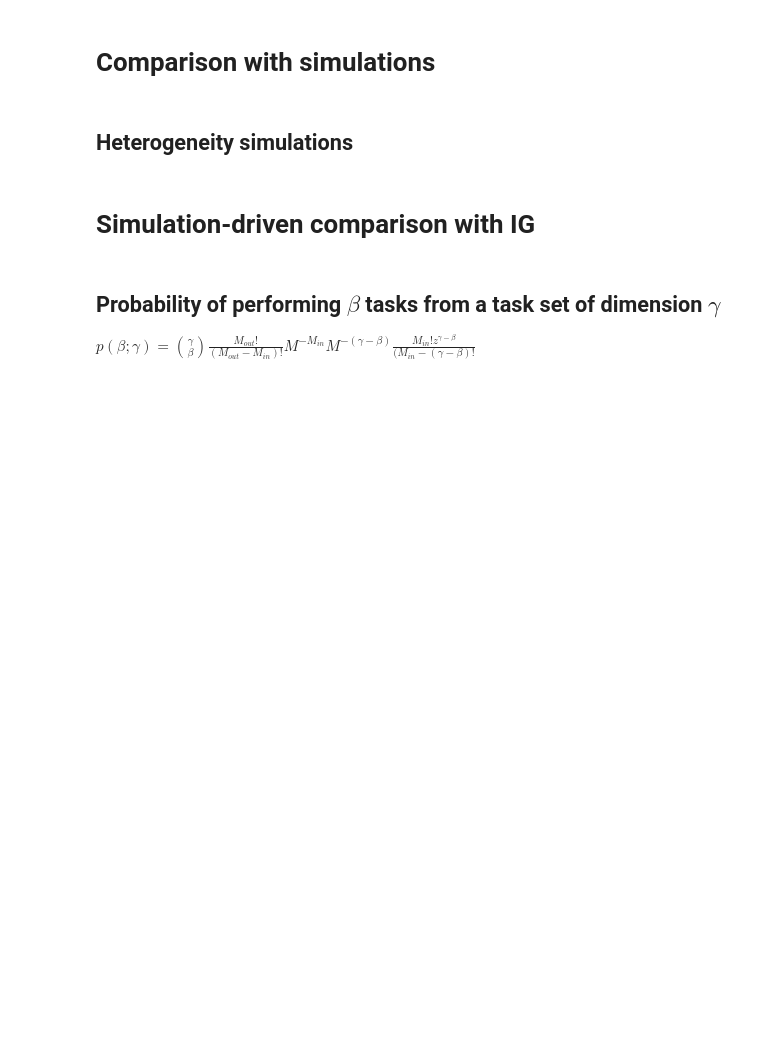
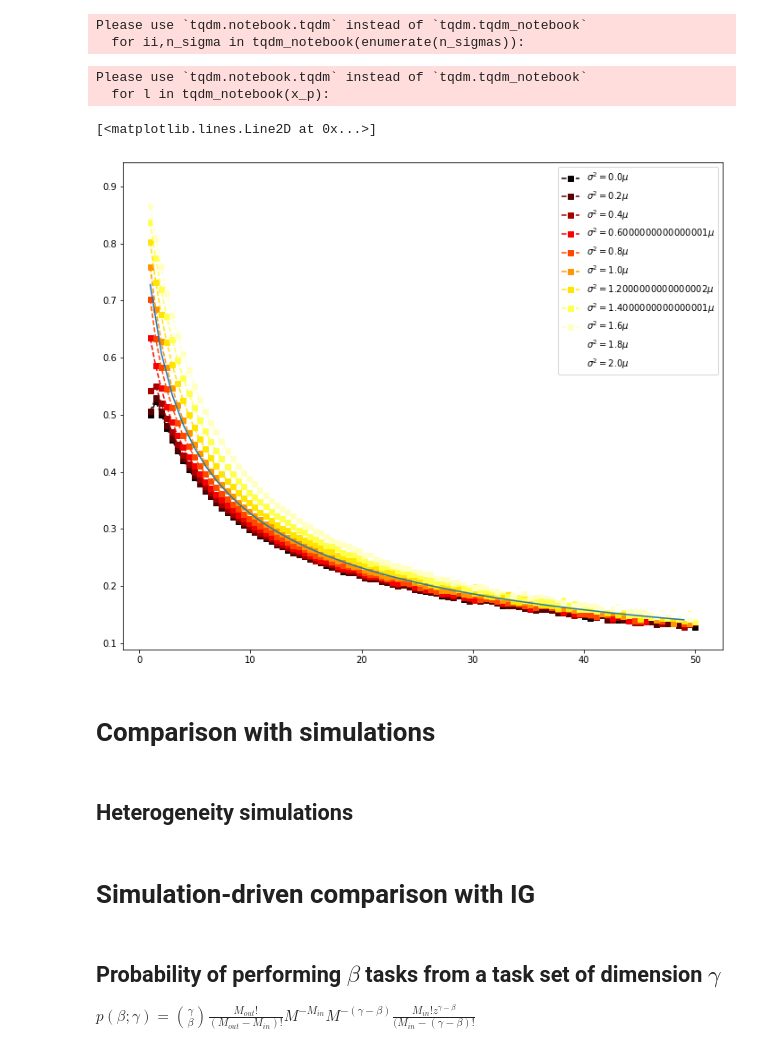
Before and after one commit to lordgrilo/Multitasking_capacity, a Jupyter notebook: mis-prediction-gaussian-case-heterogeneity.ipynb, the cells around one changed output. Drawn from its saved outputs; the diff is of its cells as text; code cells hidden in the pictures; blank space fills up the shorter version.

```diff
--- a/mis-prediction-gaussian-case-heterogeneity.ipynb
+++ b/mis-prediction-gaussian-case-heterogeneity.ipynb
@@ -70,23 +72,29 @@ for i,s in enumerate(x_p):
 # %%
 n_sigmas = np.linspace(0,2,11)#range(1,5);
 sigmas = {}
 pss = np.linspace(k_min,k_max,100)
 fig = plt.figure(figsize=(12,10))
-for ii,n_sigma in tqdm_notebook(enumerate(n_sigmas)):
-    print n_sigma
-    sigmas = map(lambda x: n_sigma*np.sqrt(x), pss);
+for ii,n_sigma in tqdm(enumerate(n_sigmas)):
+    sigmas = list(map(lambda x: n_sigma*np.sqrt(x), pss));
     plt.plot(pss, gaussian_prediction(pss, sigmas,xs=np.linspace(0,1,10000)),'--s',color=cmap(ii*30), label=r'$\sigma^2 =$'+str(n_sigma)+r'$\mu$')
 plt.legend(loc=0)
 
 x_p = range(k_min,k_max,1);
 p_stars = []
-for l in tqdm_notebook(x_p):
+for l in tqdm(x_p):
     p_stars.append(sy.N(p_star(l,2)[0]));
 
 rhos = []
 for i,s in enumerate(x_p):
     rhos.append( rho(s,2,p_stars[i]) )
 plt.plot(x_p,rhos,'-')
+# %% [output]
+Please use `tqdm.notebook.tqdm` instead of `tqdm.tqdm_notebook`
+  for ii,n_sigma in tqdm_notebook(enumerate(n_sigmas)):
+Please use `tqdm.notebook.tqdm` instead of `tqdm.tqdm_notebook`
+  for l in tqdm_notebook(x_p):
+[<matplotlib.lines.Line2D at 0x...>]
+[figure, added]
 # %% [markdown]
 # Comparison with simulations
 # %%
```
Also changed, not shown: parts of 6 cells of this notebook, 21 other files.
